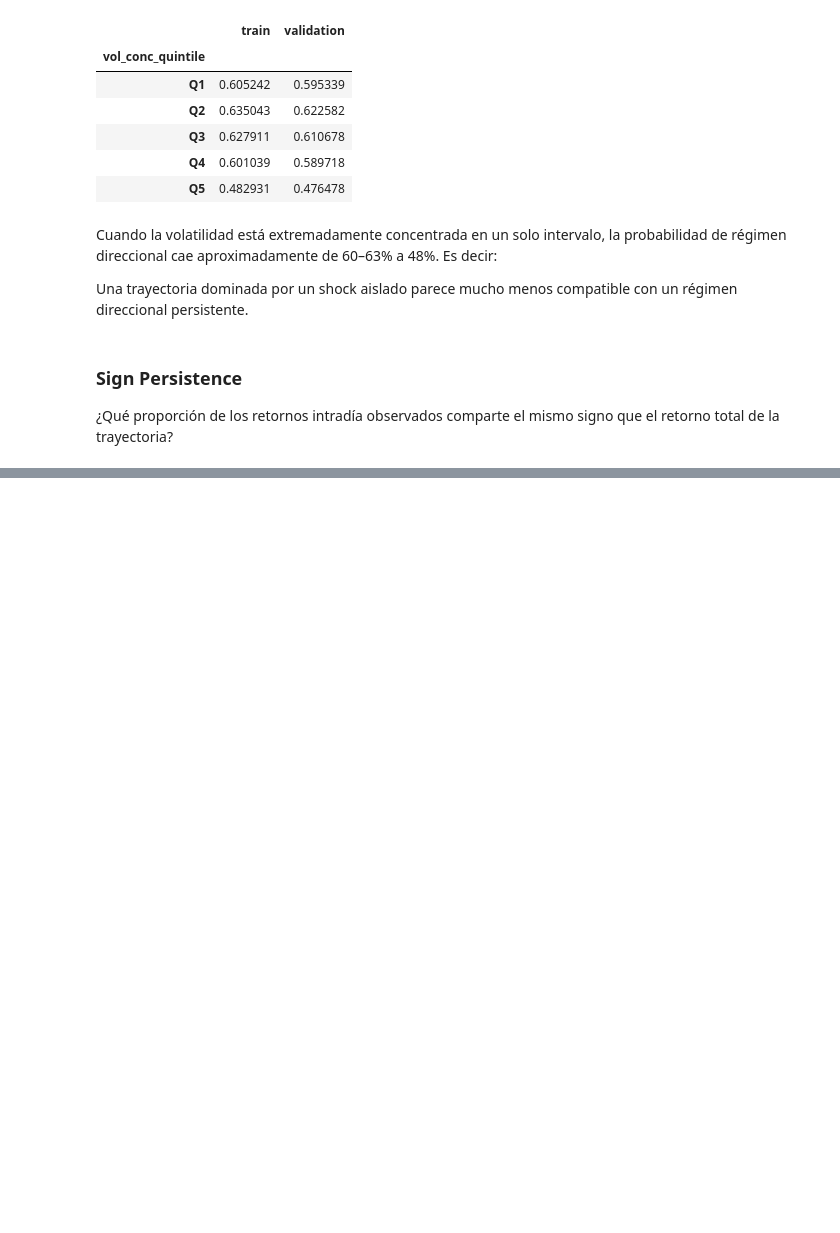
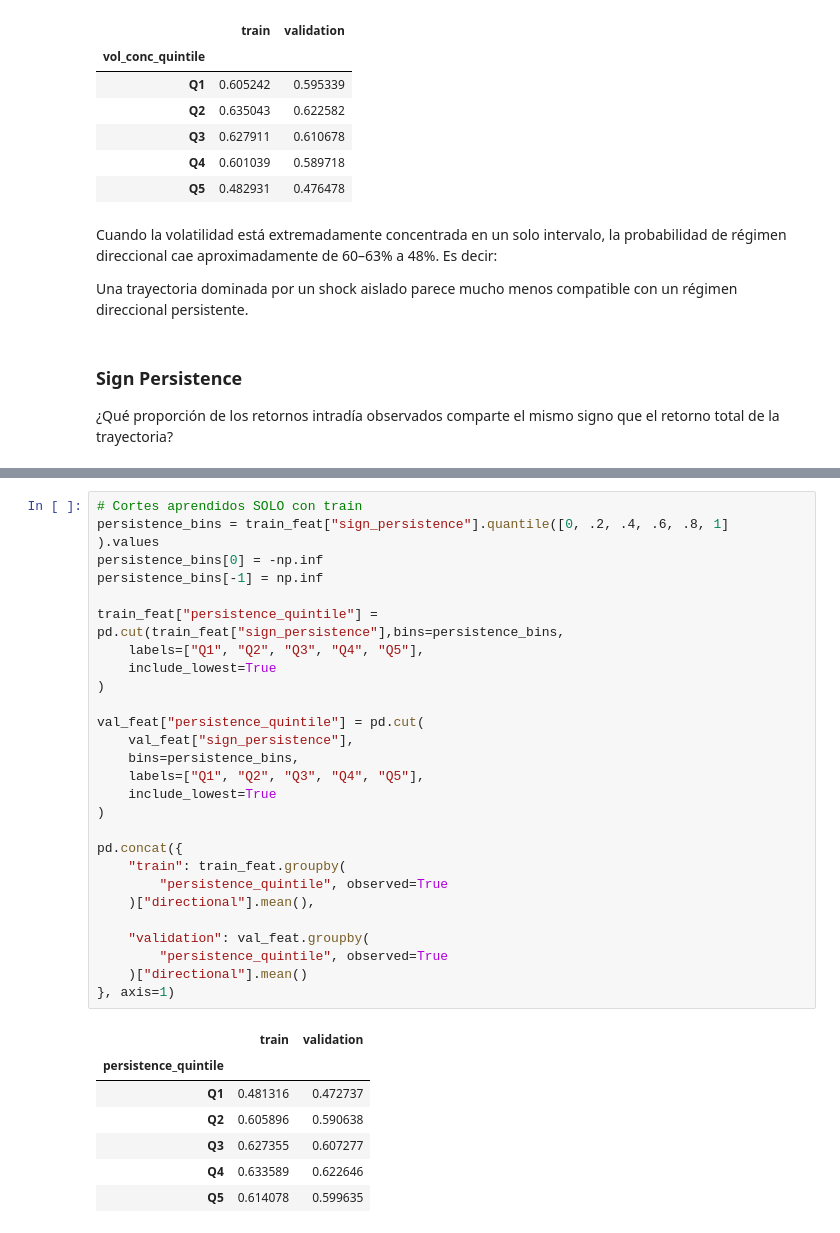
Before and after one commit to ADRIANVM117/data-science-portfolio, a Jupyter notebook: EXAMEN_DL_BOURBAKI/notebooks/03_quant_feature_baseline.ipynb, the cells around one changed output, grey strips where cells are left out. Cells and saved outputs as stored; diff of their text form; blank space fills up the shorter version.

```diff
--- a/EXAMEN_DL_BOURBAKI/notebooks/03_quant_feature_baseline.ipynb
+++ b/EXAMEN_DL_BOURBAKI/notebooks/03_quant_feature_baseline.ipynb
@@ -794,0 +808,36 @@ train_feat["sign_persistence"].describe(
+# %%
+# Cortes aprendidos SOLO con train
+persistence_bins = train_feat["sign_persistence"].quantile([0, .2, .4, .6, .8, 1]
+).values
+persistence_bins[0] = -np.inf
+persistence_bins[-1] = np.inf
+
+train_feat["persistence_quintile"] = pd.cut(train_feat["sign_persistence"],bins=persistence_bins,
+    labels=["Q1", "Q2", "Q3", "Q4", "Q5"],
+    include_lowest=True
+)
+
+val_feat["persistence_quintile"] = pd.cut(
+    val_feat["sign_persistence"],
+    bins=persistence_bins,
+    labels=["Q1", "Q2", "Q3", "Q4", "Q5"],
+    include_lowest=True
+)
+
+pd.concat({
+    "train": train_feat.groupby(
+        "persistence_quintile", observed=True
+    )["directional"].mean(),
+
+    "validation": val_feat.groupby(
+        "persistence_quintile", observed=True
+    )["directional"].mean()
+}, axis=1)
+# %% [output]
+|  | train | validation |
+| persistence_quintile |  |  |
+| Q1 | 0.481316 | 0.472737 |
+| Q2 | 0.605896 | 0.590638 |
+| Q3 | 0.627355 | 0.607277 |
+| Q4 | 0.633589 | 0.622646 |
+| Q5 | 0.614078 | 0.599635 |
```
Also changed, not shown: parts of 13 cells of this notebook.
